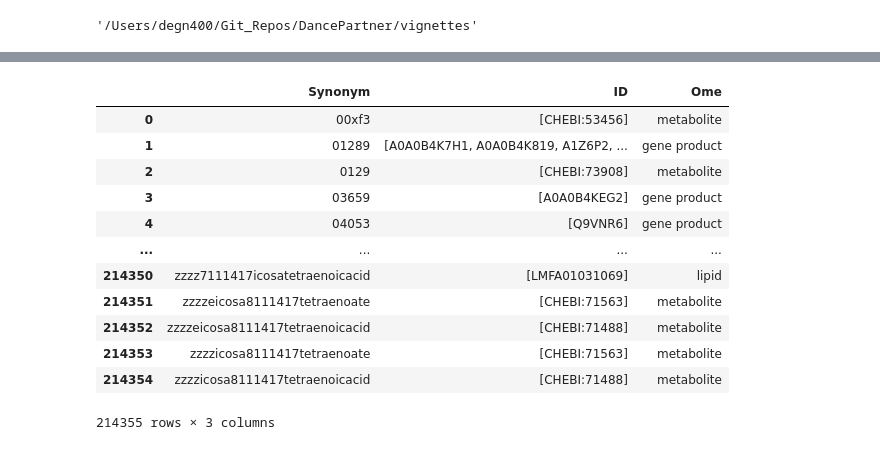
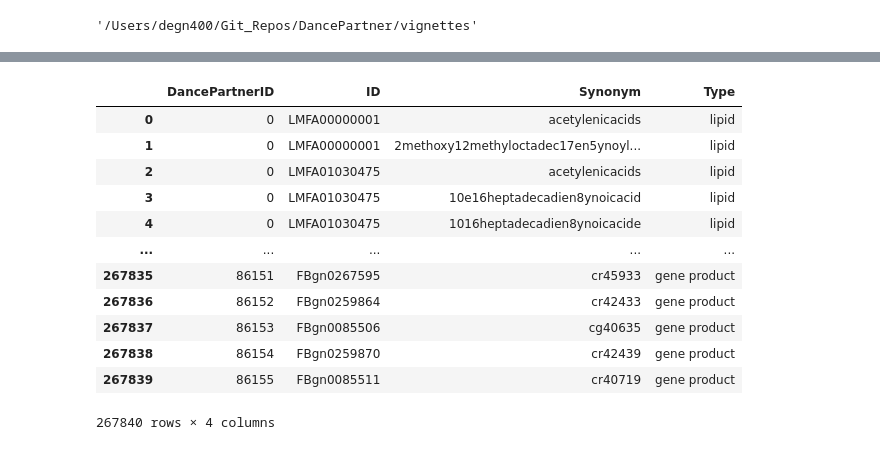
Before and after one commit to PNNL-Predictive-Phenomics/DancePartner, a Jupyter notebook: vignettes/synonym_table_update.ipynb, the cells around one changed output, grey strips where cells are left out. Drawn from its saved outputs; the diff is of its cells as text; code cells hidden in the pictures.

```diff
--- a/vignettes/synonym_table_update.ipynb
+++ b/vignettes/synonym_table_update.ipynb
@@ -68,8 +68,9 @@ unique_terms = list(set(ome_data["Synonym"].to_list()))
 cleaned_terms = [term for term in unique_terms if len(term) >= 3 and len(term) <= 50 and term not in stopwords]
 
 # Filter ome data down to cleaned terms
-ome_data = ome_data[ome_data["Synonym"].isin(cleaned_terms)]
+ome_data = ome_data[ome_data["Synonym"].isin(cleaned_terms)].reset_index(drop = True)
 # %%
-ome_data = ome_data.groupby("Synonym").agg({"ID": list, "Ome": list}).reset_index()
-ome_data
+Synonym_Groups = ome_data.groupby("Synonym").agg({"ID": list, "Type": list}).reset_index()
+Synonym_Groups["SynGroup"] = ["SynGroup" + str(x) for x in range(len(Synonym_Groups))]
+Synonym_Groups
 # %% [output]
@@ -88,0 +90,4 @@ ome_data
+# %%
+ID_Groups = ome_data.groupby("ID").agg({"Synonym": list, "Type": list}).reset_index()
+ID_Groups["IDGroup"] = ["IDGroup" + str(x) for x in range(len(ID_Groups))]
+ID_Groups
@@ -89,3 +108,26 @@ ome_data
+# %%
+import networkx as nx
+
+# Save information with similar groups
+collapse = pd.merge(pd.merge(ome_data, Synonym_Groups[["Synonym", "SynGroup"]]), ID_Groups[["ID", "IDGroup"]])
+
+# Build the network of connected groups
+Supergroups = nx.Graph()
+Supergroups.add_edges_from(collapse[["SynGroup", "IDGroup"]].itertuples(index=False, name=None))
+
+# Find connected nodes
+connected_components = list(nx.connected_components(Supergroups))
+
+# Create a new supergroup mapping
+supergroup_mapping = {}
+for i, component in enumerate(connected_components):
+    for node in component:
+        supergroup_mapping[node] = i
+
+# Apply supergroup mapping
+collapse["DancePartnerID"] = collapse["SynGroup"].map(supergroup_mapping).combine_first(collapse["IDGroup"].map(supergroup_mapping))
+
+synonym_table = collapse[["DancePartnerID", "ID", "Synonym", "Type"]].groupby("DancePartnerID").agg({"ID": list, "Synonym": list, "Type": list})
 # %%
 def __get_label_priority(ome_list: list):
     '''
@@ -99,23 +141,22 @@ def __get_label_priority(ome_list: list):
     else:
         return "gene product"
 # %%
-ome_data["Ome"] = [__get_label_priority(ome_list) for ome_list in ome_data["Ome"]]
-
-synonym_table = ome_data
+synonym_table["Type"] = [__get_label_priority(ome_list) for ome_list in synonym_table["Type"]]
+synonym_table = synonym_table.explode(["ID", "Synonym"]).reset_index()
 synonym_table
 # %% [output]
-|  | Synonym | ID | Ome |
-| 0 | 00xf3 | [CHEBI:53456] | metabolite |
-| 1 | 01289 | [A0A0B4K7H1, A0A0B4K819, A1Z6P2, ... | gene product |
-| 2 | 0129 | [CHEBI:73908] | metabolite |
-| 3 | 03659 | [A0A0B4KEG2] | gene product |
-| 4 | 04053 | [Q9VNR6] | gene product |
-| ... | ... | ... | ... |
-| 214350 | zzzz7111417icosatetraenoicacid | [LMFA01031069] | lipid |
-| 214351 | zzzzeicosa8111417tetraenoate | [CHEBI:71563] | metabolite |
-| 214352 | zzzzeicosa8111417tetraenoicacid | [CHEBI:71488] | metabolite |
-| 214353 | zzzzicosa8111417tetraenoate | [CHEBI:71563] | metabolite |
-| 214354 | zzzzicosa8111417tetraenoicacid | [CHEBI:71488] | metabolite |
+|  | DancePartnerID | ID | Synonym | Type |
+| 0 | 0 | LMFA00000001 | acetylenicacids | lipid |
+| 1 | 0 | LMFA00000001 | 2methoxy12methyloctadec17en5ynoyl... | lipid |
+| 2 | 0 | LMFA01030475 | acetylenicacids | lipid |
+| 3 | 0 | LMFA01030475 | 10e16heptadecadien8ynoicacid | lipid |
+| 4 | 0 | LMFA01030475 | 1016heptadecadien8ynoicacide | lipid |
+| ... | ... | ... | ... | ... |
+| 267835 | 86151 | FBgn0267595 | cr45933 | gene product |
+| 267836 | 86152 | FBgn0259864 | cr42433 | gene product |
+| 267837 | 86153 | FBgn0085506 | cg40635 | gene product |
+| 267838 | 86154 | FBgn0259870 | cr42439 | gene product |
+| 267839 | 86155 | FBgn0085511 | cr40719 | gene product |
-214355 rows × 3 columns
+267840 rows × 4 columns
 # %%
 # Load output from UniProt
```
Also changed, not shown: parts of 4 cells of this notebook, 1 other file.
